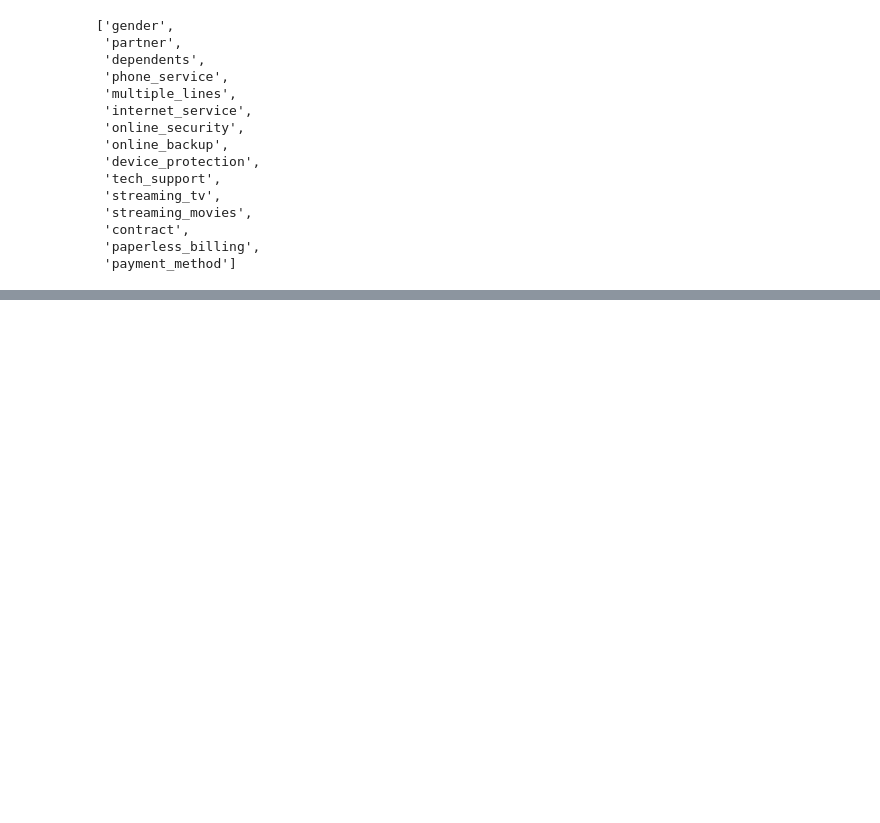
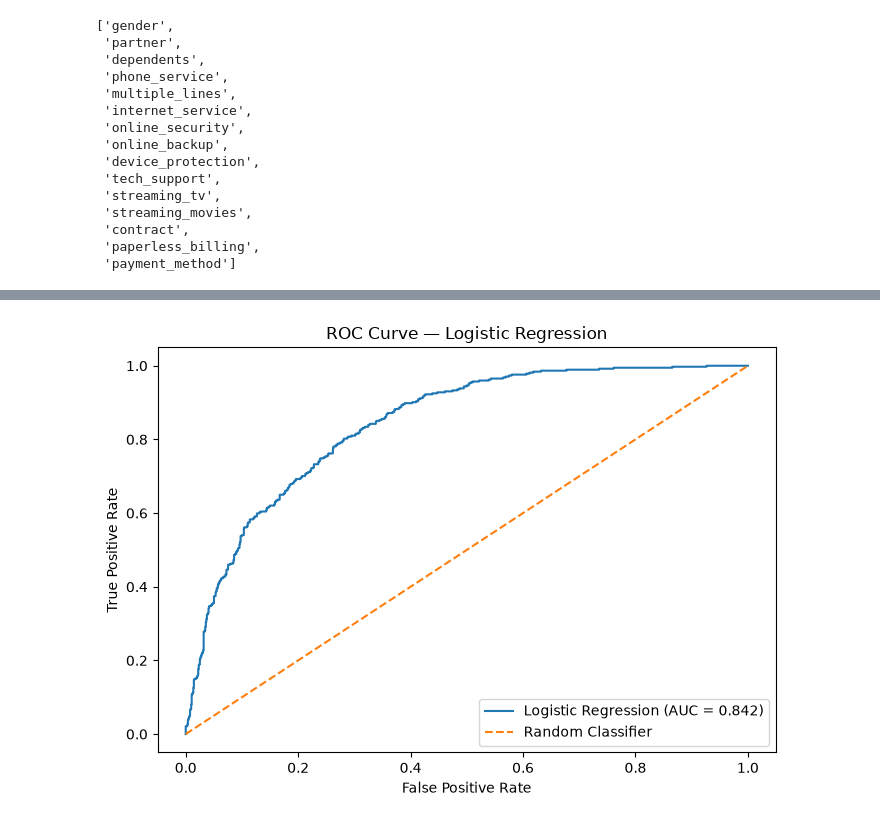
Before and after one commit to mrsmv/Customer-churn-retention-analysis, a Jupyter notebook: 2_noteboooks/03_churn_modeling/churn_modeling.ipynb, the cells around one changed output, grey strips where cells are left out. Drawn from its saved outputs; the diff is of its cells as text; code cells hidden in the pictures; blank space fills up the shorter version.

```diff
--- a/2_noteboooks/03_churn_modeling/churn_modeling.ipynb
+++ b/2_noteboooks/03_churn_modeling/churn_modeling.ipynb
@@ -155,0 +225,2 @@ numeric_transformer = Pipeline(
+# %%
+y_prob = logistic_model.predict_proba(X_test)[:, 1]
@@ -155,0 +1093,32 @@ numeric_transformer = Pipeline(
+# %%
+from sklearn.metrics import roc_curve
+
+fpr, tpr, roc_threshold = roc_curve(
+    y_test,
+    y_prob
+)
+# %%
+plt.figure(figsize=(7, 5))
+
+plt.plot(
+    fpr,
+    tpr,
+    label="Logistic Regression (AUC = 0.842)"
+)
+
+plt.plot(
+    [0, 1],
+    [0, 1],
+    linestyle="--",
+    label="Random Classifier"
+)
+
+plt.xlabel("False Positive Rate")
+plt.ylabel("True Positive Rate")
+plt.title("ROC Curve — Logistic Regression")
+
+plt.legend()
+plt.tight_layout()
+plt.show()
+# %% [output]
+[figure, added]
```
Also changed, not shown: parts of 103 cells of this notebook.
